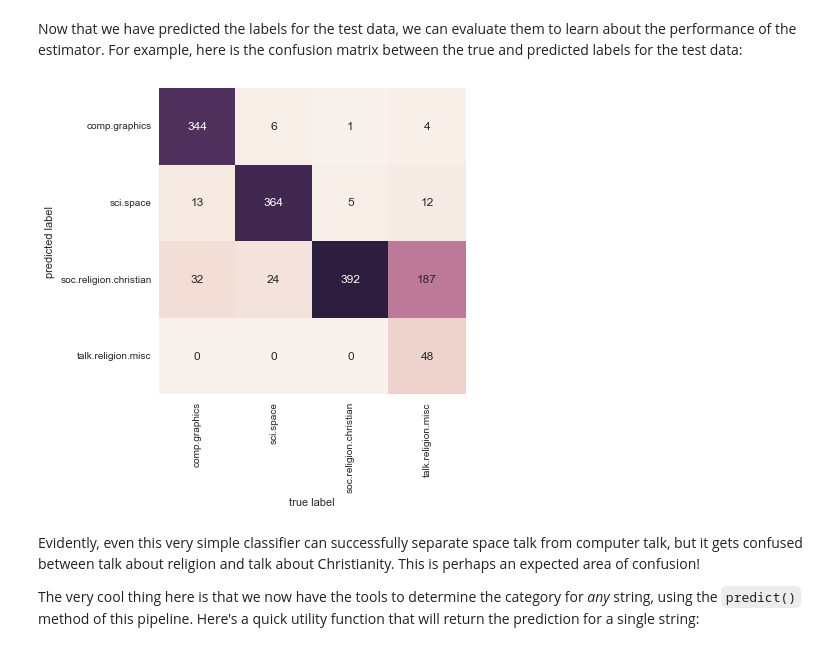
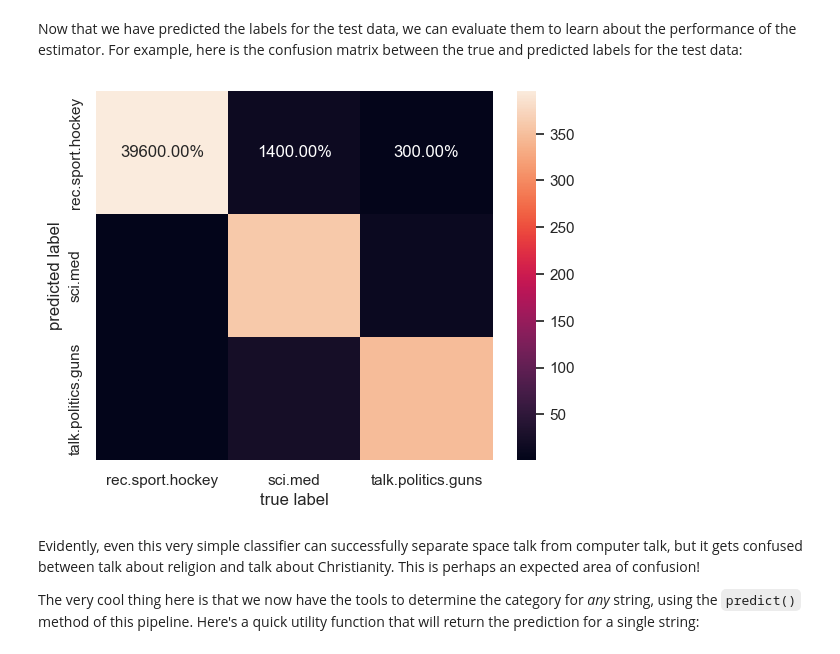
Before and after one commit to SamCull/DataScience, a Jupyter notebook: Notebooks/Naive-Bayes.ipynb, the cells around one changed output. Saved outputs shown, nothing was run; the diff lists cells and outputs as text; code cells hidden in the pictures.

```diff
--- a/Notebooks/Naive-Bayes.ipynb
+++ b/Notebooks/Naive-Bayes.ipynb
@@ -217,8 +307,7 @@ data.target_names
 # %% [markdown]
 For simplicity here, we will select just a few of these categories, and download the training and testing set:
 # %%
-categories = ['talk.religion.misc', 'soc.religion.christian',
-              'sci.space', 'comp.graphics']
+categories = ['talk.politics.guns', 'rec.sport.hockey', 'sci.med']
 train = fetch_20newsgroups(subset='train', categories=categories)
 test = fetch_20newsgroups(subset='test', categories=categories)
 # %% [markdown]
@@ -251,7 +340,7 @@ from sklearn.feature_extraction.text import TfidfVectorizer
 from sklearn.naive_bayes import MultinomialNB
 from sklearn.pipeline import make_pipeline
 
-model = make_pipeline(TfidfVectorizer(), MultinomialNB())
+model = make_pipeline(TfidfVectorizer(max_features=1000, ngram_range=(1, 2), stop_words='english'), MultinomialNB())
 # %% [markdown]
 With this pipeline, we can apply the model to the training data, and predict labels for the test data:
 # %%
@@ -263,12 +352,12 @@ For example, here is the confusion matrix between the true and predicted labels
 # %%
 from sklearn.metrics import confusion_matrix
 mat = confusion_matrix(test.target, labels)
-sns.heatmap(mat.T, square=True, annot=True, fmt='d', cbar=False,
+sns.heatmap(mat.T, square=False, annot=True, fmt='.2%', cbar=True,
             xticklabels=train.target_names, yticklabels=train.target_names)
 plt.xlabel('true label')
 plt.ylabel('predicted label');
 # %% [output]
-[figure, old version]
+[figure, new version]
 # %% [markdown]
 Evidently, even this very simple classifier can successfully separate space talk from computer talk, but it gets confused between talk about religion and talk about Christianity.
 This is perhaps an expected area of confusion!
```
Also changed, not shown: parts of 14 cells of this notebook.
